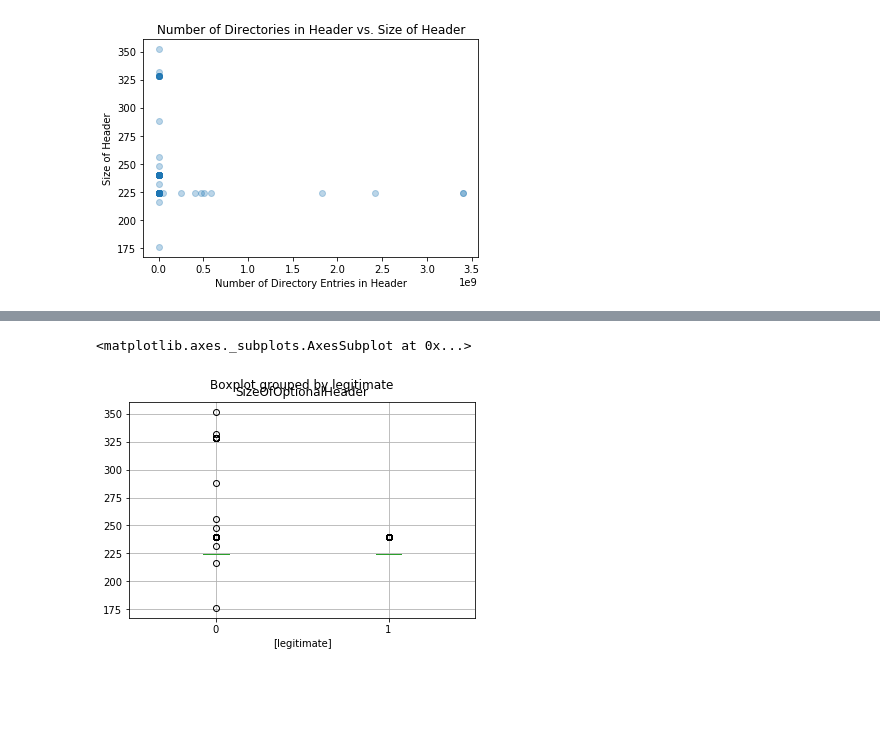
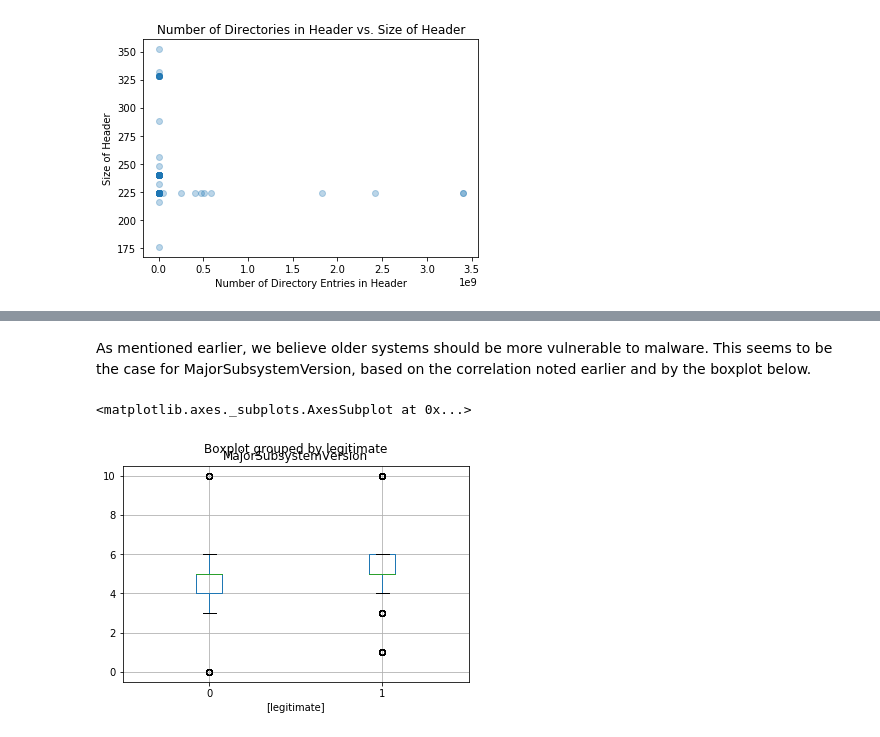
Before and after one commit to ayaabdelgawad/categorize-viruses, a Jupyter notebook: mal-classifier.ipynb, the cells around one changed output, grey strips where cells are left out. Saved outputs shown, nothing was run; the diff lists cells and outputs as text; code cells hidden in the pictures; blank space fills up the shorter version.

Commit message:
Polished data cleaning, added narration to data exploration, and set up data training sections

```diff
--- a/mal-classifier.ipynb
+++ b/mal-classifier.ipynb
@@ -167,9 +186,10 @@ data.boxplot(column=['NumberOfRvaAndSizes'], by=['legitimate'])
-# %%
-# plt.boxplot(data['SizeOfOptionalHeader'])
-# plt.title('Boxplot of Header Sizes')
-# plt.show()
-
-data.boxplot(column=['SizeOfOptionalHeader'], by=['legitimate'])
-# %% [output]
-<matplotlib.axes._subplots.AxesSubplot at 0x...>
-[figure, removed]
+# %% [markdown]
+As mentioned earlier, we believe older systems should be more vulnerable to malware. This seems to be the case for MajorSubsystemVersion, based on the correlation noted earlier and by the boxplot below.
+# %%
+# sanity check: intuition says older subsys more vulnerable to malware
+# let's see if this is true for our data
+data.boxplot(column=['MajorSubsystemVersion'], by=['legitimate'])
+# yeah most of data on lower end
+# %% [output]
+<matplotlib.axes._subplots.AxesSubplot at 0x...>
+[figure, added]
```
Also changed, not shown: parts of 38 cells of this notebook.
